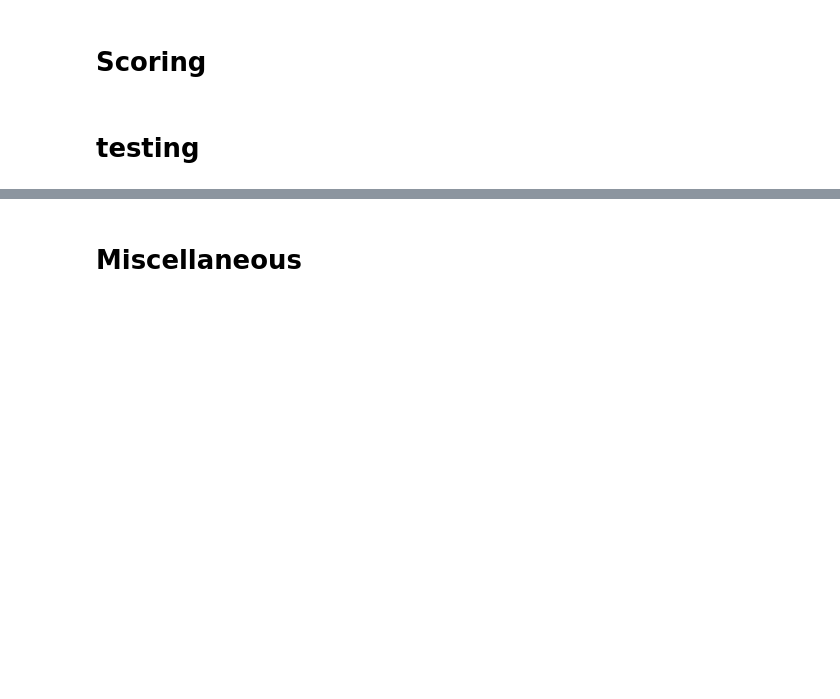
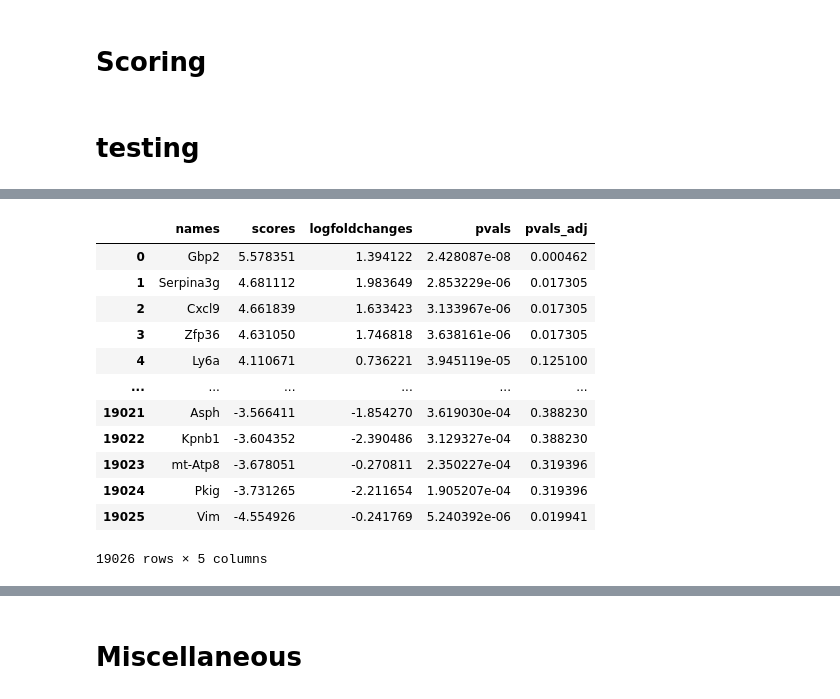
Before and after one commit to Li-Lab-COH/Spatial_CAR_T, a Jupyter notebook: Selection_Analysis/Pathway_Visualization.ipynb, the cells around one changed output, grey strips where cells are left out. Drawn from its saved outputs; the diff is of its cells as text; code cells hidden in the pictures; blank space fills up the shorter version.

```diff
--- a/Selection_Analysis/Pathway_Visualization.ipynb
+++ b/Selection_Analysis/Pathway_Visualization.ipynb
@@ -321,0 +248,5 @@ Missing indices in shapes: {'F08543_cellid_000014853-1'}
+# %%
+assert state["sel"].any(), "Draw a selection box first"
+
+adata_sel = a_sub[state["sel"]].copy()
+print(f"Selected {adata_sel.n_obs} cells")
@@ -321,0 +269,12 @@ Missing indices in shapes: {'F08543_cellid_000014853-1'}
+# %%
+# for cell_type in adata_sel.obs["c2l_label_perm"].unique():
+
+#     print(ct_count)
+# # for cell_type in ct_count:
+# #     if ct_count < 2:
+# #         print(f"Skipping {cell_type} — only {ct_count} cell(s)")
+# #         continue
+
+ct_counts = adata_sel.obs["c2l_label_perm"].value_counts()
+valid_cell_types = ct_counts[ct_counts >= 2].index
+adata_sel = adata_sel[adata_sel.obs["c2l_label_perm"].isin(valid_cell_types)]
@@ -321,0 +354,16 @@ Missing indices in shapes: {'F08543_cellid_000014853-1'}
+# %%
+sc.get.rank_genes_groups_df(adata_sel, group="Neutrophils")
+# %% [output]
+|  | names | scores | logfoldchanges | pvals | pvals_adj |
+| 0 | Gbp2 | 5.578351 | 1.394122 | 2.428087e-08 | 0.000462 |
+| 1 | Serpina3g | 4.681112 | 1.983649 | 2.853229e-06 | 0.017305 |
+| 2 | Cxcl9 | 4.661839 | 1.633423 | 3.133967e-06 | 0.017305 |
+| 3 | Zfp36 | 4.631050 | 1.746818 | 3.638161e-06 | 0.017305 |
+| 4 | Ly6a | 4.110671 | 0.736221 | 3.945119e-05 | 0.125100 |
+| ... | ... | ... | ... | ... | ... |
+| 19021 | Asph | -3.566411 | -1.854270 | 3.619030e-04 | 0.388230 |
+| 19022 | Kpnb1 | -3.604352 | -2.390486 | 3.129327e-04 | 0.388230 |
+| 19023 | mt-Atp8 | -3.678051 | -0.270811 | 2.350227e-04 | 0.319396 |
+| 19024 | Pkig | -3.731265 | -2.211654 | 1.905207e-04 | 0.319396 |
+| 19025 | Vim | -4.554926 | -0.241769 | 5.240392e-06 | 0.019941 |
+19026 rows × 5 columns
```
Also changed, not shown: parts of 27 cells of this notebook, 1 other file.
